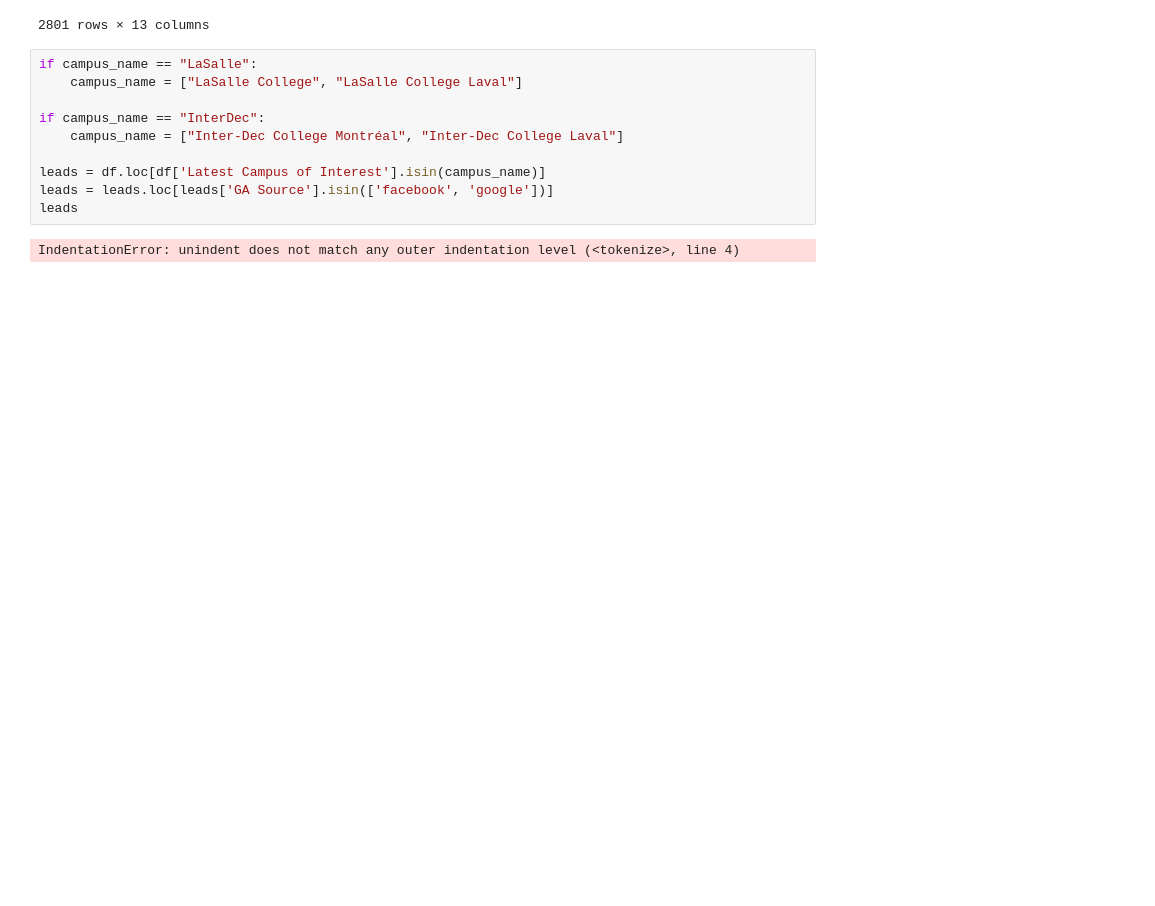
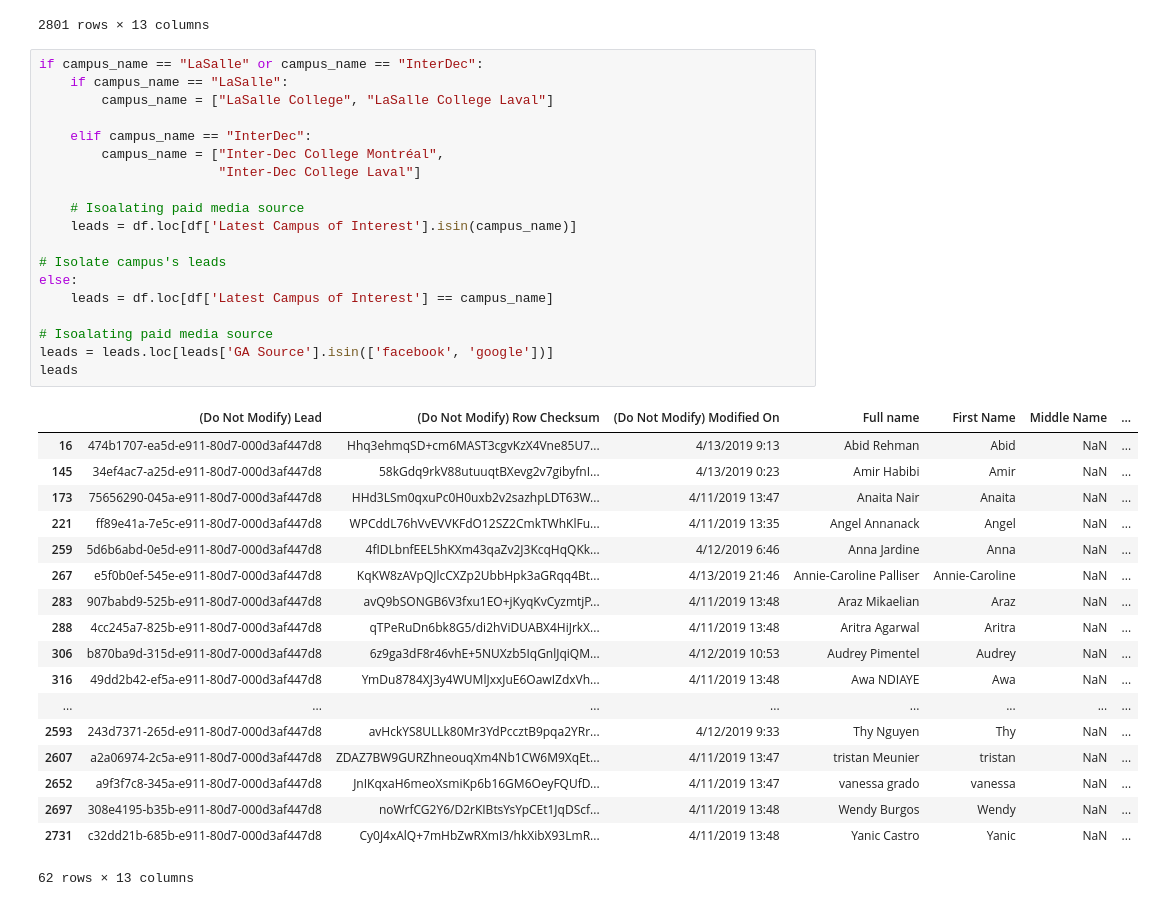
Before and after one commit to BjMrq/Jupyter-Notebooks, a Jupyter notebook: Leads processing.ipynb, the cells around one changed output. Cells and saved outputs as stored; diff of their text form; blank space fills up the shorter version.

```diff
--- a/Leads processing.ipynb
+++ b/Leads processing.ipynb
@@ -73,17 +73,43 @@ df
 | 2800 | b22123d1-7e5a-e911-80d7-000d3af447d8 | PmdIKuDDFVd9a+ktua4GV1XX66ey4ml00... | 4/11/2019 13:47 | Zuzana Maskova | Zuzana | NaN | ... |
 2801 rows × 13 columns
 # %%
-if campus_name == "LaSalle":
-    campus_name = ["LaSalle College", "LaSalle College Laval"]
+if campus_name == "LaSalle" or campus_name == "InterDec":
+    if campus_name == "LaSalle":
+        campus_name = ["LaSalle College", "LaSalle College Laval"]
 
-if campus_name == "InterDec":
-    campus_name = ["Inter-Dec College Montréal", "Inter-Dec College Laval"]
+    elif campus_name == "InterDec":
+        campus_name = ["Inter-Dec College Montréal",
+                       "Inter-Dec College Laval"]
 
-leads = df.loc[df['Latest Campus of Interest'].isin(campus_name)]
+    # Isoalating paid media source
+    leads = df.loc[df['Latest Campus of Interest'].isin(campus_name)]
+
+# Isolate campus's leads
+else:
+    leads = df.loc[df['Latest Campus of Interest'] == campus_name]
+
+# Isoalating paid media source
 leads = leads.loc[leads['GA Source'].isin(['facebook', 'google'])]
 leads
 # %% [output]
+|  | (Do Not Modify) Lead | (Do Not Modify) Row Checksum | (Do Not Modify) Modified On | Full name | First Name | Middle Name | ... |
+| 16 | 474b1707-ea5d-e911-80d7-000d3af447d8 | Hhq3ehmqSD+cm6MAST3cgvKzX4Vne85U7... | 4/13/2019 9:13 | Abid Rehman | Abid | NaN | ... |
+| 145 | 34ef4ac7-a25d-e911-80d7-000d3af447d8 | 58kGdq9rkV88utuuqtBXevg2v7gibyfnI... | 4/13/2019 0:23 | Amir Habibi | Amir | NaN | ... |
+| 173 | 75656290-045a-e911-80d7-000d3af447d8 | HHd3LSm0qxuPc0H0uxb2v2sazhpLDT63W... | 4/11/2019 13:47 | Anaita Nair | Anaita | NaN | ... |
+| 221 | ff89e41a-7e5c-e911-80d7-000d3af447d8 | WPCddL76hVvEVVKFdO12SZ2CmkTWhKlFu... | 4/11/2019 13:35 | Angel Annanack | Angel | NaN | ... |
+| 259 | 5d6b6abd-0e5d-e911-80d7-000d3af447d8 | 4fIDLbnfEEL5hKXm43qaZv2J3KcqHqQKk... | 4/12/2019 6:46 | Anna Jardine | Anna | NaN | ... |
+| 267 | e5f0b0ef-545e-e911-80d7-000d3af447d8 | KqKW8zAVpQJlcCXZp2UbbHpk3aGRqq4Bt... | 4/13/2019 21:46 | Annie-Caroline Palliser | Annie-Caroline | NaN | ... |
+| 283 | 907babd9-525b-e911-80d7-000d3af447d8 | avQ9bSONGB6V3fxu1EO+jKyqKvCyzmtjP... | 4/11/2019 13:48 | Araz Mikaelian | Araz | NaN | ... |
+| 288 | 4cc245a7-825b-e911-80d7-000d3af447d8 | qTPeRuDn6bk8G5/di2hViDUABX4HiJrkX... | 4/11/2019 13:48 | Aritra Agarwal | Aritra | NaN | ... |
+| 306 | b870ba9d-315d-e911-80d7-000d3af447d8 | 6z9ga3dF8r46vhE+5NUXzb5IqGnlJqiQM... | 4/12/2019 10:53 | Audrey Pimentel | Audrey | NaN | ... |
+| 316 | 49dd2b42-ef5a-e911-80d7-000d3af447d8 | YmDu8784XJ3y4WUMlJxxJuE6OawIZdxVh... | 4/11/2019 13:48 | Awa NDIAYE | Awa | NaN | ... |
+| ... | ... | ... | ... | ... | ... | ... | ... |
+| 2593 | 243d7371-265d-e911-80d7-000d3af447d8 | avHckYS8ULLk80Mr3YdPccztB9pqa2YRr... | 4/12/2019 9:33 | Thy Nguyen | Thy | NaN | ... |
+| 2607 | a2a06974-2c5a-e911-80d7-000d3af447d8 | ZDAZ7BW9GURZhneouqXm4Nb1CW6M9XqEt... | 4/11/2019 13:47 | tristan Meunier | tristan | NaN | ... |
+| 2652 | a9f3f7c8-345a-e911-80d7-000d3af447d8 | JnIKqxaH6meoXsmiKp6b16GM6OeyFQUfD... | 4/11/2019 13:47 | vanessa grado | vanessa | NaN | ... |
+| 2697 | 308e4195-b35b-e911-80d7-000d3af447d8 | noWrfCG2Y6/D2rKIBtsYsYpCEt1JqDScf... | 4/11/2019 13:48 | Wendy Burgos | Wendy | NaN | ... |
+| 2731 | c32dd21b-685b-e911-80d7-000d3af447d8 | Cy0J4xAlQ+7mHbZwRXmI3/hkXibX93LmR... | 4/11/2019 13:48 | Yanic Castro | Yanic | NaN | ... |
-IndentationError: unindent does not match any outer indentation level (<tokenize>, line 4)
+62 rows × 13 columns
 # %%
 # Get leads per source
 pivot = pd.pivot_table(
```
Also changed, not shown: parts of 2 cells of this notebook, 2 other files.
